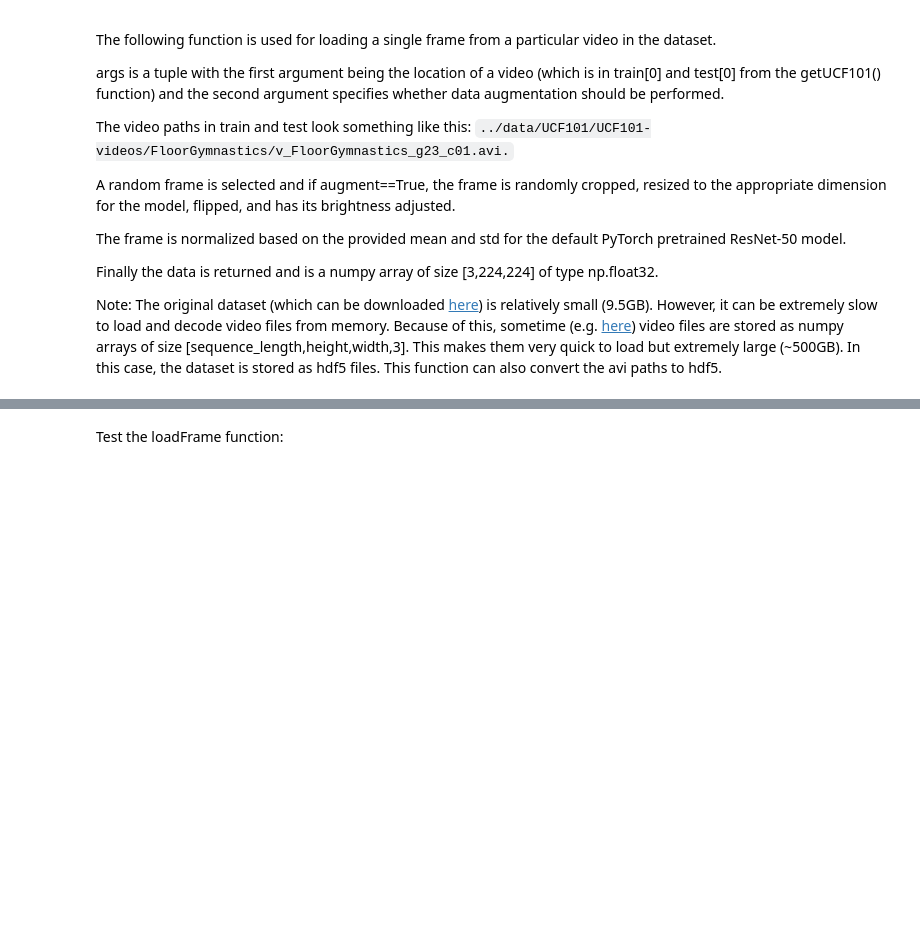
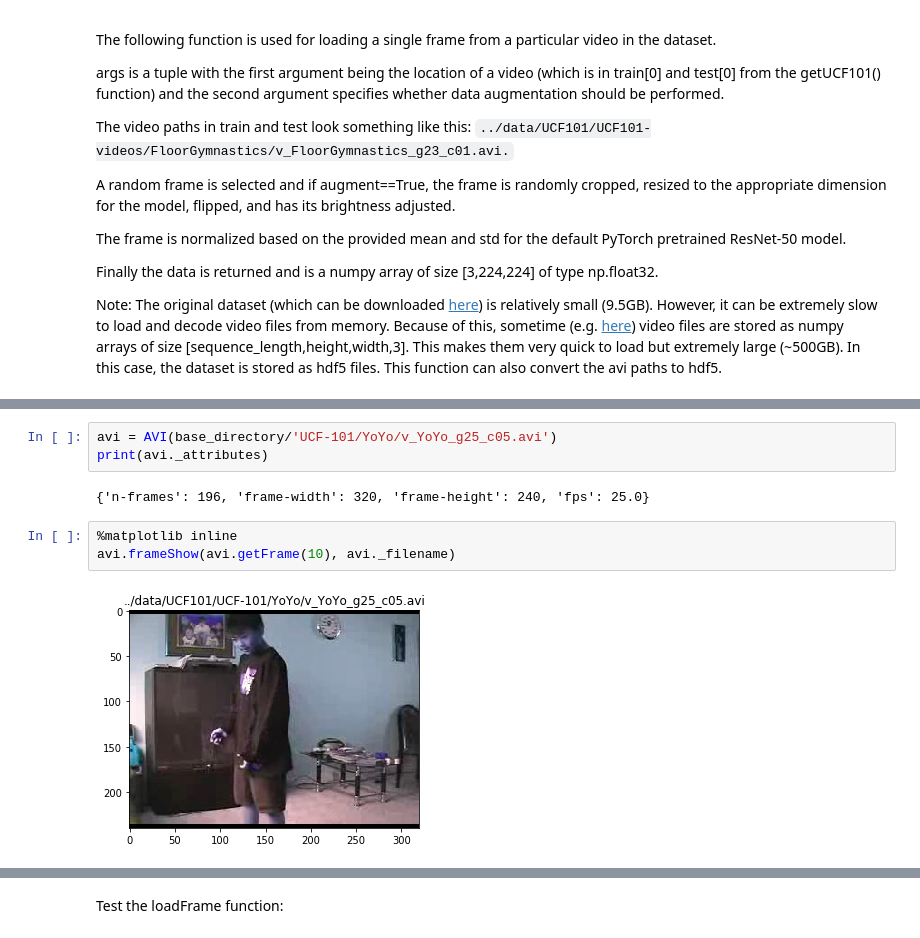
Before and after one commit to andreamunafo/friendly-robot, a Jupyter notebook: notebooks/09-action-detection-and-classification-in-videos.ipynb, the cells around one changed output, grey strips where cells are left out. Saved outputs shown, nothing was run; the diff lists cells and outputs as text; blank space fills up the shorter version.

```diff
--- a/notebooks/09-action-detection-and-classification-in-videos.ipynb
+++ b/notebooks/09-action-detection-and-classification-in-videos.ipynb
@@ -277,3 +382,13 @@ This function can also convert the avi paths to hdf5.
+# %%
+avi = AVI(base_directory/'UCF-101/YoYo/v_YoYo_g25_c05.avi')
+print(avi._attributes)
+# %% [output]
+{'n-frames': 196, 'frame-width': 320, 'frame-height': 240, 'fps': 25.0}
+# %%
+%matplotlib inline
+avi.frameShow(avi.getFrame(10), avi._filename)
+# %% [output]
+[figure, added]
 # %%
 def loadFrame(filename, filetype='avi', frame_index=None):
     """
```
Also changed, not shown: parts of 37 cells of this notebook.
